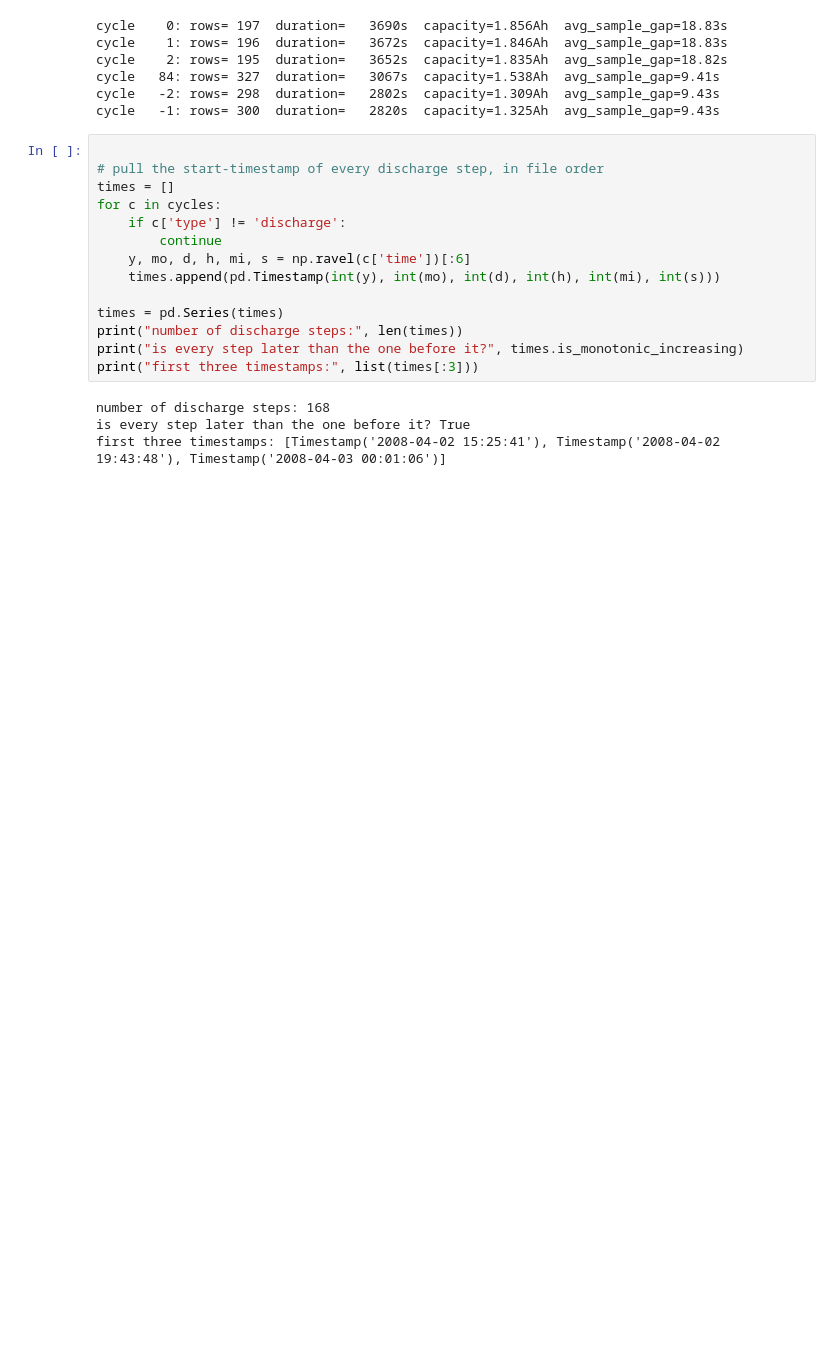
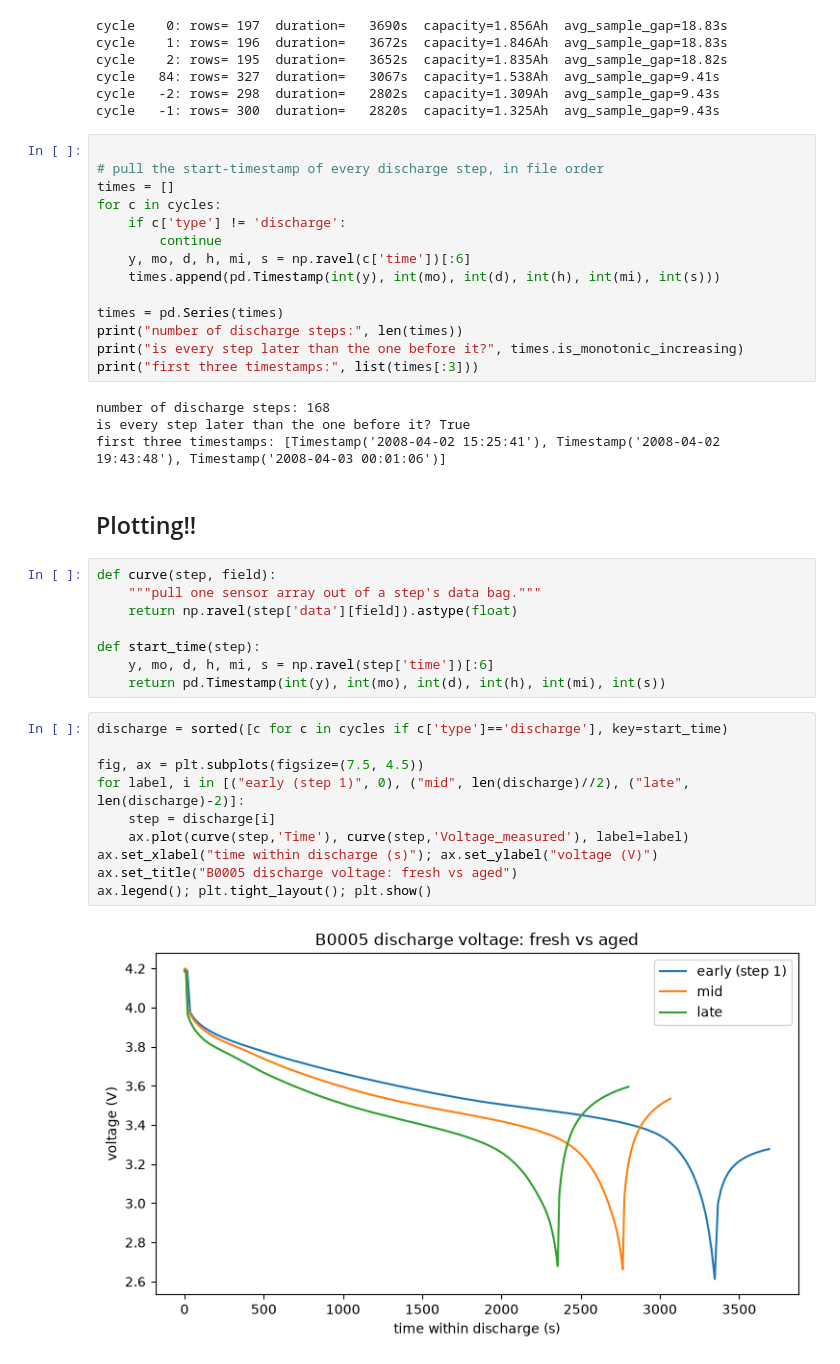
Before and after one commit to shreyagxpta/ohm-battery-eval, a Jupyter notebook: notebooks/00_explore_raw.ipynb, the cells around one changed output. Saved outputs shown, nothing was run; the diff lists cells and outputs as text; blank space fills up the shorter version.

```diff
--- a/notebooks/00_explore_raw.ipynb
+++ b/notebooks/00_explore_raw.ipynb
@@ -118,3 +118,25 @@ print("first three timestamps:", list(times[:3]))
 number of discharge steps: 168
 is every step later than the one before it? True
 first three timestamps: [Timestamp('2008-04-02 15:25:41'), Timestamp('2008-04-02 19:43:48'), Timestamp('2008-04-03 00:01:06')]
+# %% [markdown]
+## Plotting!!
+# %%
+def curve(step, field):
+    """pull one sensor array out of a step's data bag."""
+    return np.ravel(step['data'][field]).astype(float)
+
+def start_time(step):
+    y, mo, d, h, mi, s = np.ravel(step['time'])[:6]
+    return pd.Timestamp(int(y), int(mo), int(d), int(h), int(mi), int(s))
+# %%
+discharge = sorted([c for c in cycles if c['type']=='discharge'], key=start_time)
+
+fig, ax = plt.subplots(figsize=(7.5, 4.5))
+for label, i in [("early (step 1)", 0), ("mid", len(discharge)//2), ("late", len(discharge)-2)]:
+    step = discharge[i]
+    ax.plot(curve(step,'Time'), curve(step,'Voltage_measured'), label=label)
+ax.set_xlabel("time within discharge (s)"); ax.set_ylabel("voltage (V)")
+ax.set_title("B0005 discharge voltage: fresh vs aged")
+ax.legend(); plt.tight_layout(); plt.show()
+# %% [output]
+[figure, added]
```
Also changed, not shown: parts of 3 cells of this notebook.
